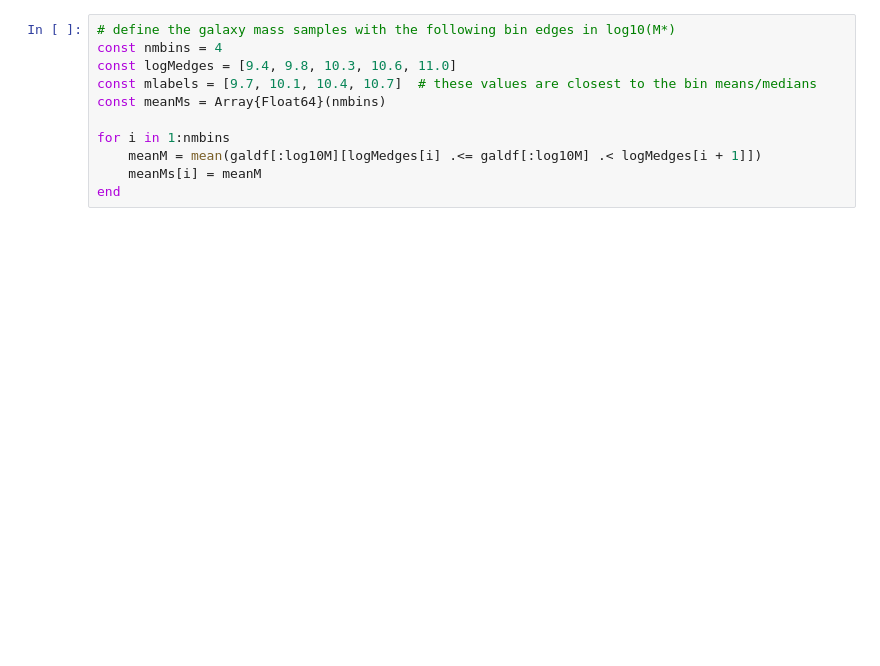
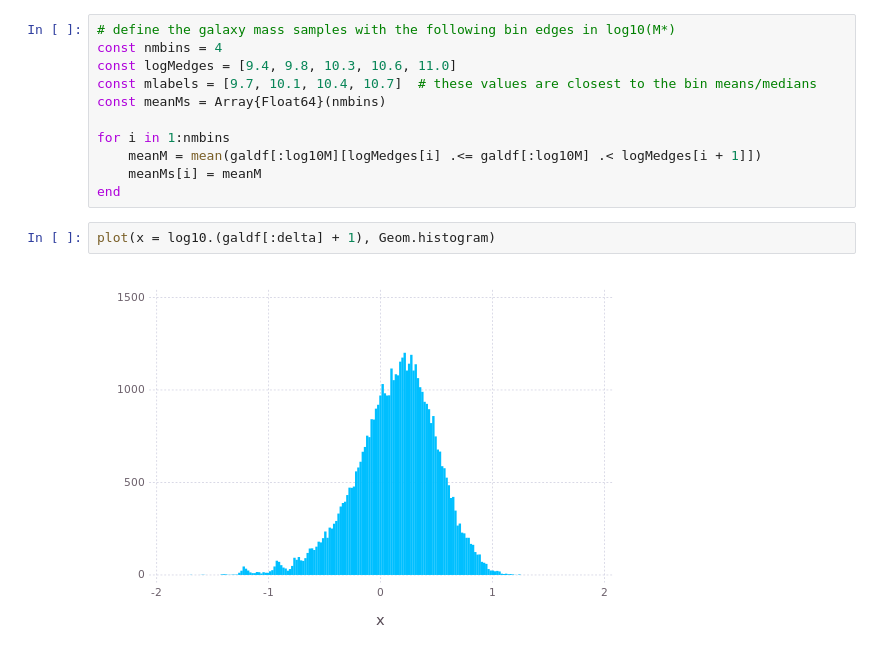
Before and after one commit to kilianbreathnach/cenquenbias, a Jupyter notebook: notebooks/observations.ipynb, the cells around one changed output. Drawn from its saved outputs; the diff is of its cells as text; blank space fills up the shorter version.

```diff
--- a/notebooks/observations.ipynb
+++ b/notebooks/observations.ipynb
@@ -64,3 +77,7 @@ for i in 1:nmbins
     meanM = mean(galdf[:log10M][logMedges[i] .<= galdf[:log10M] .< logMedges[i + 1]])
     meanMs[i] = meanM
 end
+# %%
+plot(x = log10.(galdf[:delta] + 1), Geom.histogram)
+# %% [output]
+[figure, added]
```
Also changed, not shown: parts of 9 cells of this notebook, 3 other files.
